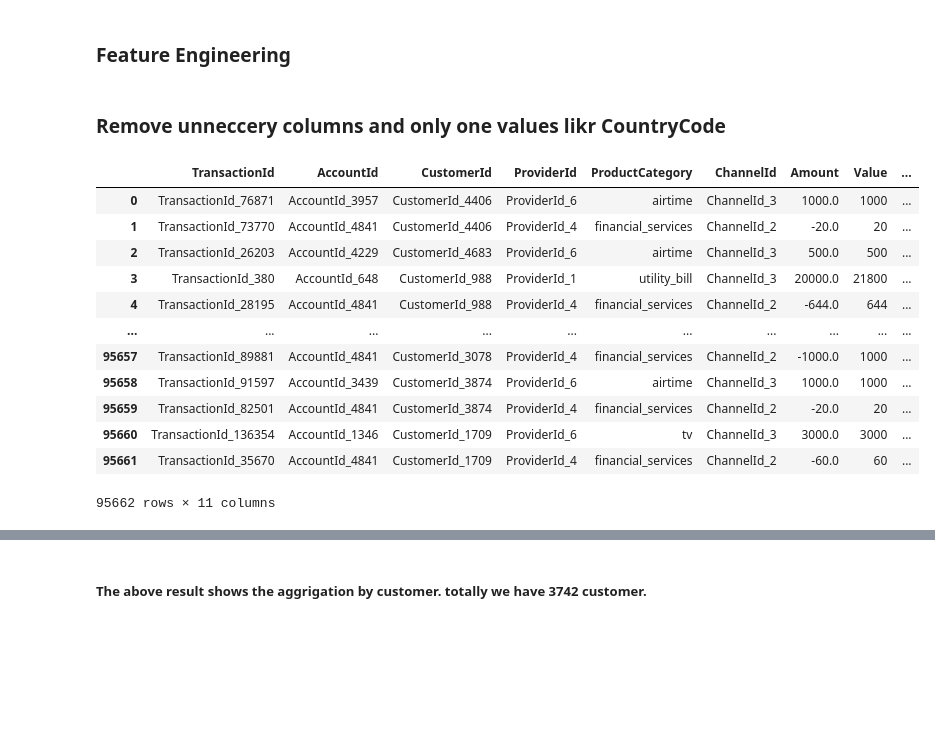
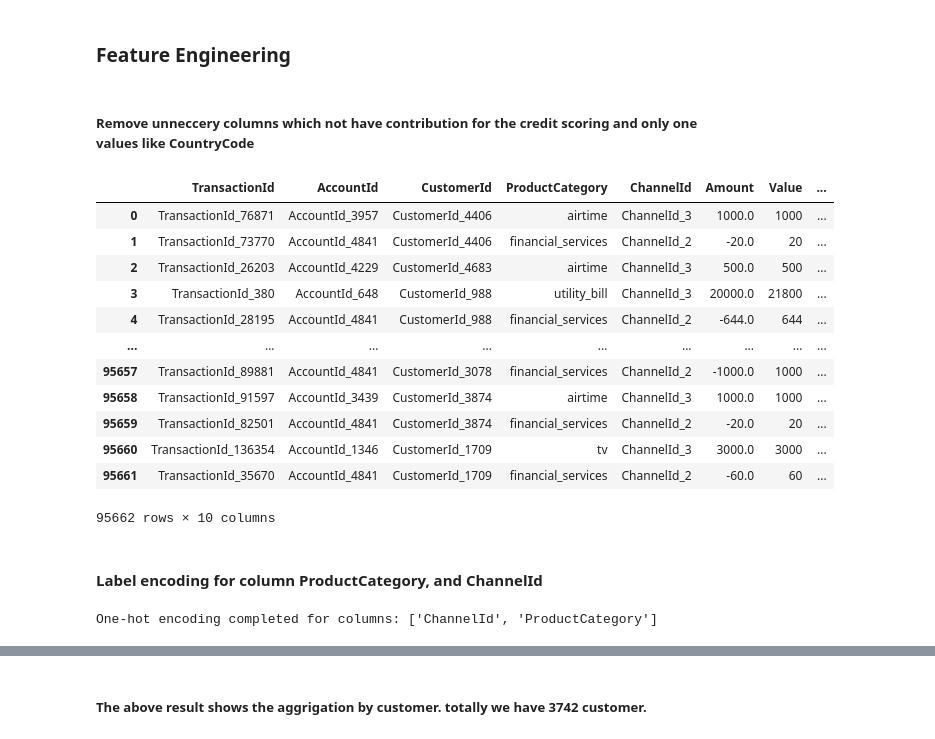
Before and after one commit to Marta233/Credit_Score, a Jupyter notebook: notebook/future_engin.ipynb, the cells around one changed output, grey strips where cells are left out. Saved outputs shown, nothing was run; the diff lists cells and outputs as text; code cells hidden in the pictures; blank space fills up the shorter version.

```diff
--- a/notebook/future_engin.ipynb
+++ b/notebook/future_engin.ipynb
@@ -11,22 +11,29 @@ df = pd.read_csv('../Data/data.csv')
 # %%
 fut_eng = Feature_Engineering(df)
 # %% [markdown]
-### Remove unneccery columns and only one values likr CountryCode
+##### Remove unneccery columns which not have contribution for the credit scoring and only one values like CountryCode
 # %%
-attrib=['BatchId',  'SubscriptionId', 'CurrencyCode', 'CountryCode', 'ProductId']
+attrib=['BatchId',  'SubscriptionId', 'CurrencyCode', 'CountryCode', 'ProductId', 'ProviderId']
 fut_eng.remove_some_cols(attrib)
 # %% [output]
-|  | TransactionId | AccountId | CustomerId | ProviderId | ProductCategory | ChannelId | Amount | Value | ... |
-| 0 | TransactionId_76871 | AccountId_3957 | CustomerId_4406 | ProviderId_6 | airtime | ChannelId_3 | 1000.0 | 1000 | ... |
-| 1 | TransactionId_73770 | AccountId_4841 | CustomerId_4406 | ProviderId_4 | financial_services | ChannelId_2 | -20.0 | 20 | ... |
-| 2 | TransactionId_26203 | AccountId_4229 | CustomerId_4683 | ProviderId_6 | airtime | ChannelId_3 | 500.0 | 500 | ... |
-| 3 | TransactionId_380 | AccountId_648 | CustomerId_988 | ProviderId_1 | utility_bill | ChannelId_3 | 20000.0 | 21800 | ... |
-| 4 | TransactionId_28195 | AccountId_4841 | CustomerId_988 | ProviderId_4 | financial_services | ChannelId_2 | -644.0 | 644 | ... |
-| ... | ... | ... | ... | ... | ... | ... | ... | ... | ... |
-| 95657 | TransactionId_89881 | AccountId_4841 | CustomerId_3078 | ProviderId_4 | financial_services | ChannelId_2 | -1000.0 | 1000 | ... |
-| 95658 | TransactionId_91597 | AccountId_3439 | CustomerId_3874 | ProviderId_6 | airtime | ChannelId_3 | 1000.0 | 1000 | ... |
-| 95659 | TransactionId_82501 | AccountId_4841 | CustomerId_3874 | ProviderId_4 | financial_services | ChannelId_2 | -20.0 | 20 | ... |
-| 95660 | TransactionId_136354 | AccountId_1346 | CustomerId_1709 | ProviderId_6 | tv | ChannelId_3 | 3000.0 | 3000 | ... |
-| 95661 | TransactionId_35670 | AccountId_4841 | CustomerId_1709 | ProviderId_4 | financial_services | ChannelId_2 | -60.0 | 60 | ... |
+|  | TransactionId | AccountId | CustomerId | ProductCategory | ChannelId | Amount | Value | ... |
+| 0 | TransactionId_76871 | AccountId_3957 | CustomerId_4406 | airtime | ChannelId_3 | 1000.0 | 1000 | ... |
+| 1 | TransactionId_73770 | AccountId_4841 | CustomerId_4406 | financial_services | ChannelId_2 | -20.0 | 20 | ... |
+| 2 | TransactionId_26203 | AccountId_4229 | CustomerId_4683 | airtime | ChannelId_3 | 500.0 | 500 | ... |
+| 3 | TransactionId_380 | AccountId_648 | CustomerId_988 | utility_bill | ChannelId_3 | 20000.0 | 21800 | ... |
+| 4 | TransactionId_28195 | AccountId_4841 | CustomerId_988 | financial_services | ChannelId_2 | -644.0 | 644 | ... |
+| ... | ... | ... | ... | ... | ... | ... | ... | ... |
+| 95657 | TransactionId_89881 | AccountId_4841 | CustomerId_3078 | financial_services | ChannelId_2 | -1000.0 | 1000 | ... |
+| 95658 | TransactionId_91597 | AccountId_3439 | CustomerId_3874 | airtime | ChannelId_3 | 1000.0 | 1000 | ... |
+| 95659 | TransactionId_82501 | AccountId_4841 | CustomerId_3874 | financial_services | ChannelId_2 | -20.0 | 20 | ... |
+| 95660 | TransactionId_136354 | AccountId_1346 | CustomerId_1709 | tv | ChannelId_3 | 3000.0 | 3000 | ... |
+| 95661 | TransactionId_35670 | AccountId_4841 | CustomerId_1709 | financial_services | ChannelId_2 | -60.0 | 60 | ... |
-95662 rows × 11 columns
+95662 rows × 10 columns
+# %% [markdown]
+#### Label encoding for column ProductCategory, and ChannelId
+# %%
+column = ['ChannelId', 'ProductCategory']
+df1 = fut_eng.onehotencoding_selected_col(column)
+# %% [output]
+One-hot encoding completed for columns: ['ChannelId', 'ProductCategory']
 # %% [markdown]
```
Also changed, not shown: parts of 14 cells of this notebook, 9 other files.
